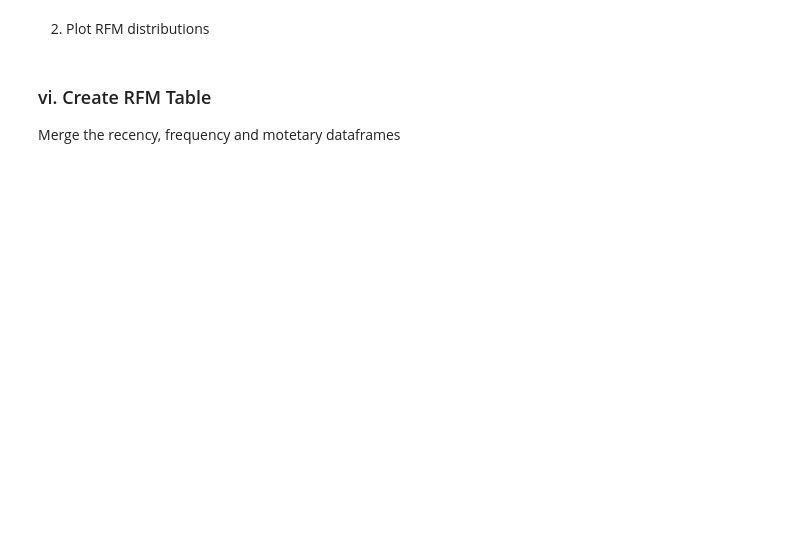
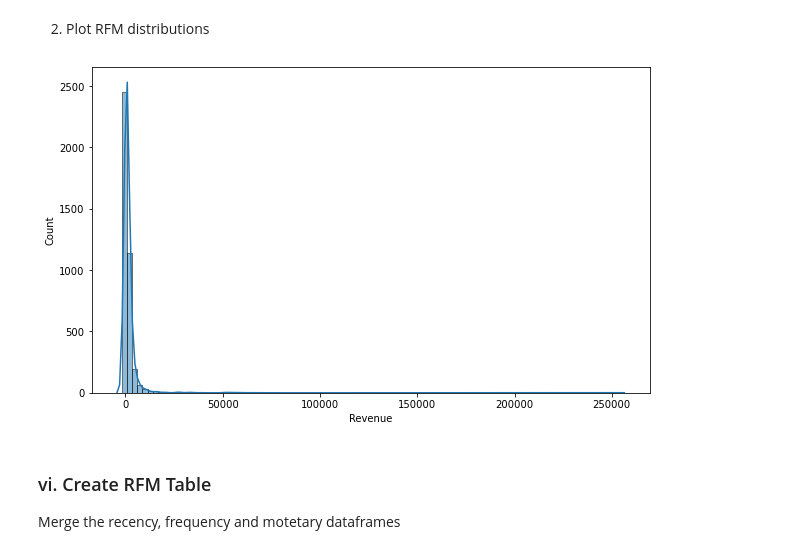
Before and after one commit to habip-bingol/Projects, a Jupyter notebook: ML_Projects/Capstone Projects/Customer_Segmentation/Customer_Segmentation_Student_Notebook_Capstone_1_V2.ipynb, the cells around one changed output. Saved outputs shown, nothing was run; the diff lists cells and outputs as text; code cells hidden in the pictures; blank space fills up the shorter version.

```diff
--- a/ML_Projects/Capstone Projects/Customer_Segmentation/Customer_Segmentation_Student_Notebook_Capstone_1_V2.ipynb
+++ b/ML_Projects/Capstone Projects/Customer_Segmentation/Customer_Segmentation_Student_Notebook_Capstone_1_V2.ipynb
@@ -1077,3 +1090,8 @@ To calculate how many times a customer purchased something, we need to count how
 The monetary value is calculated by adding together the cost of the customers' purchases.
 # %% [markdown]
 1. Calculate sum total cost by customers and named "Monetary"
+# %%
+Monetary = pd.DataFrame(df_uk.groupby("CustomerID")["Revenue"].sum())
+Monetary = Monetary.reset_index()
+Monetary.rename(columns={"Revenue":"total_spend"})
+Monetary
@@ -1080,5 +1112,9 @@ The monetary value is calculated by adding together the cost of the customers' p
 # %% [markdown]
 2. Plot RFM distributions
+# %%
+sns.histplot(x=Monetary.Revenue, kde=True, bins=100);
+# %% [output]
+[figure, added]
 # %% [markdown]
 ### vi. Create RFM Table
 Merge the recency, frequency and motetary dataframes
```
Also changed, not shown: parts of 33 cells of this notebook.
